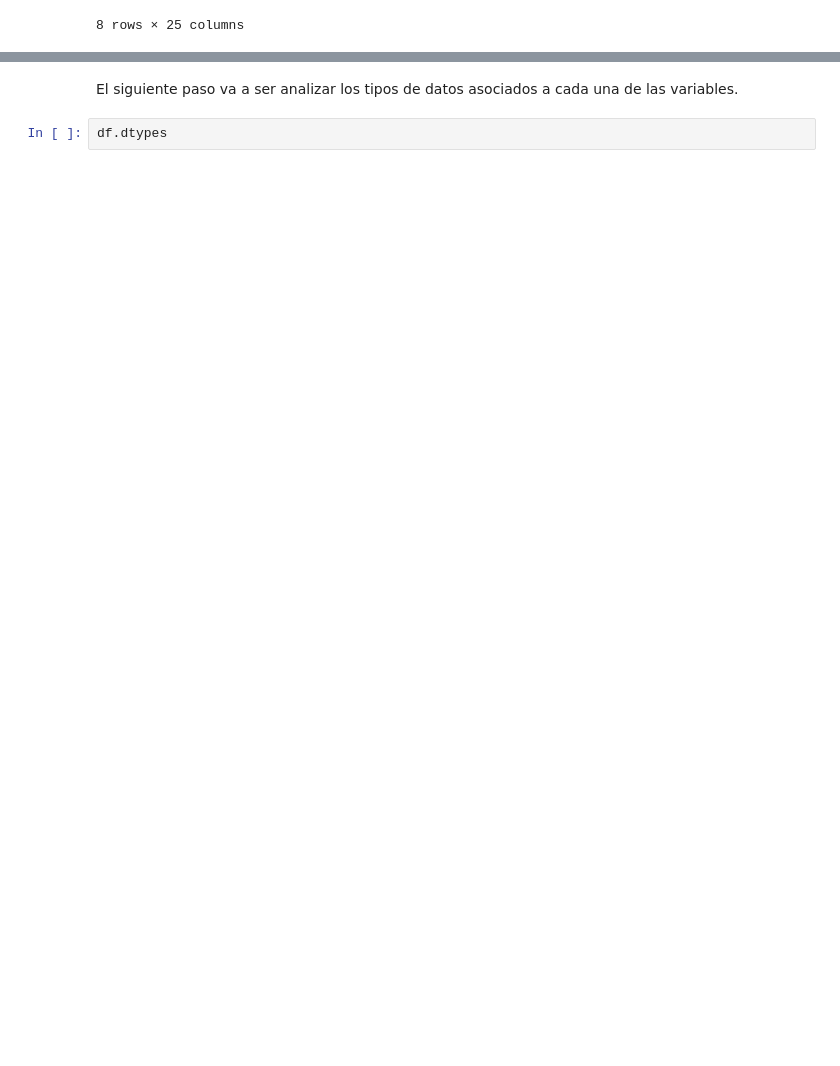
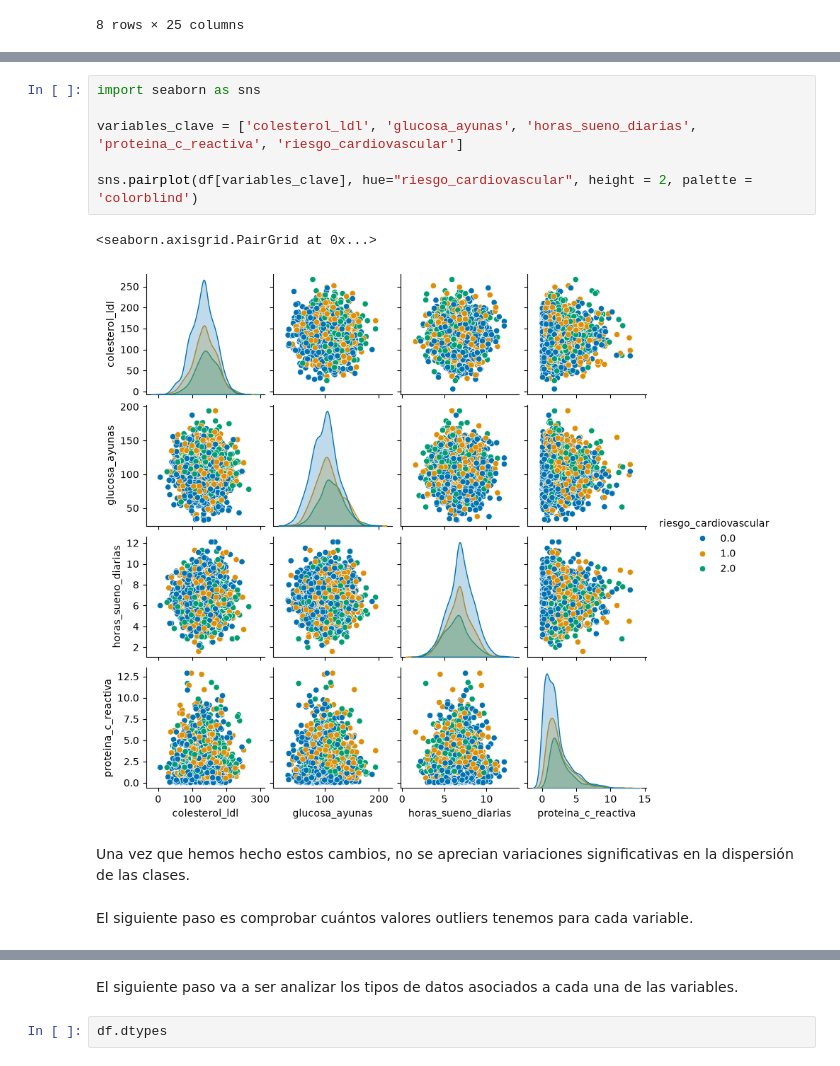
Before and after one commit to csm8-um/MasterIA-ML01, a Jupyter notebook: Tarea 1 ML.ipynb, the cells around one changed output, grey strips where cells are left out. Saved outputs shown, nothing was run; the diff lists cells and outputs as text; blank space fills up the shorter version.

```diff
--- a/Tarea 1 ML.ipynb
+++ b/Tarea 1 ML.ipynb
@@ -57,0 +168,13 @@ Aquí ya hay que empezar a tomar decisiones, sobre cómo abordar estos fallos en
+# %%
+import seaborn as sns
+
+variables_clave = ['colesterol_ldl', 'glucosa_ayunas', 'horas_sueno_diarias', 'proteina_c_reactiva', 'riesgo_cardiovascular']
+
+sns.pairplot(df[variables_clave], hue="riesgo_cardiovascular", height = 2, palette = 'colorblind')
+# %% [output]
+<seaborn.axisgrid.PairGrid at 0x...>
+[figure, added]
+# %% [markdown]
+Una vez que hemos hecho estos cambios, no se aprecian variaciones significativas en la dispersión de las clases.
+# %% [markdown]
+El siguiente paso es comprobar cuántos valores outliers tenemos para cada variable.
```
Also changed, not shown: parts of 23 cells of this notebook, 1 other file.
